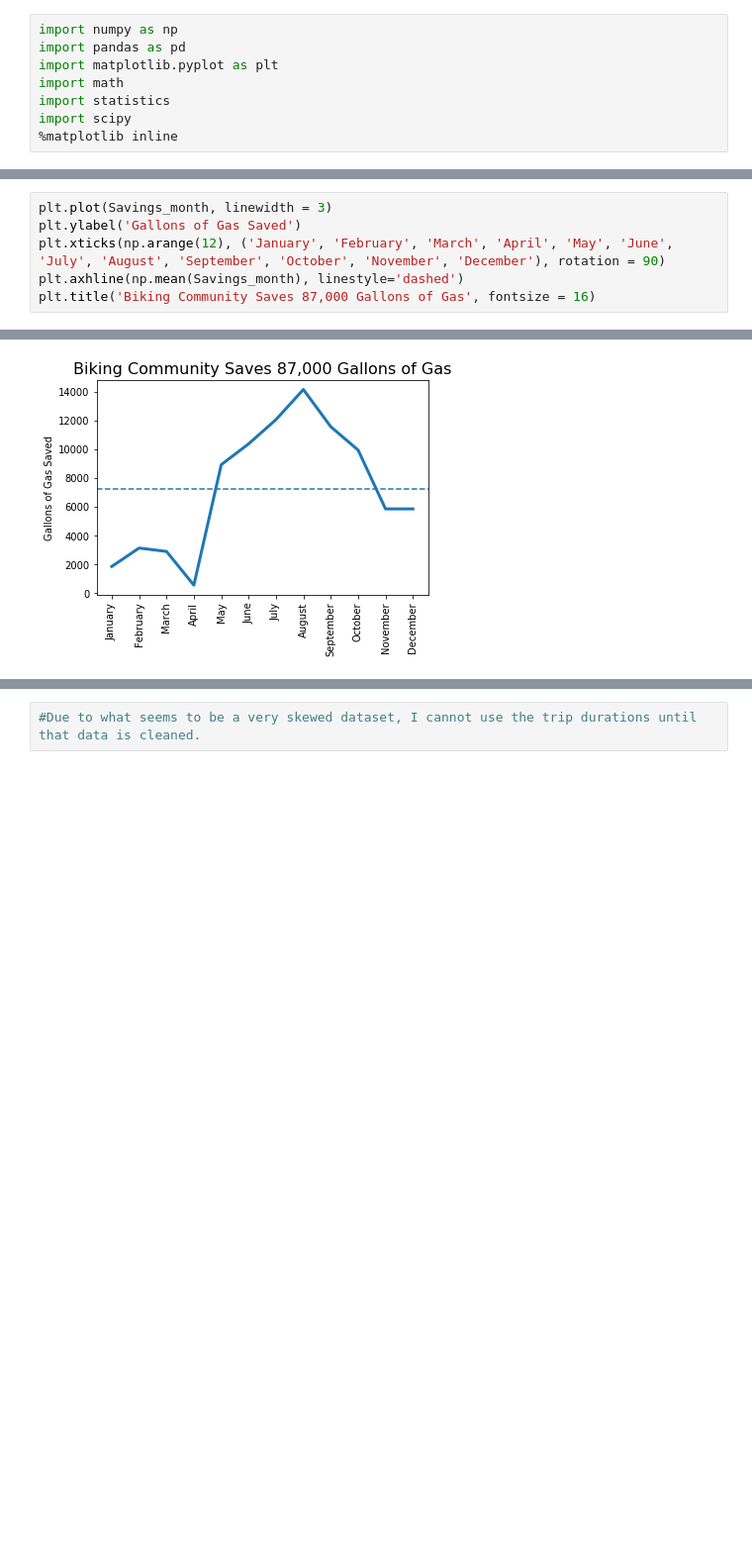
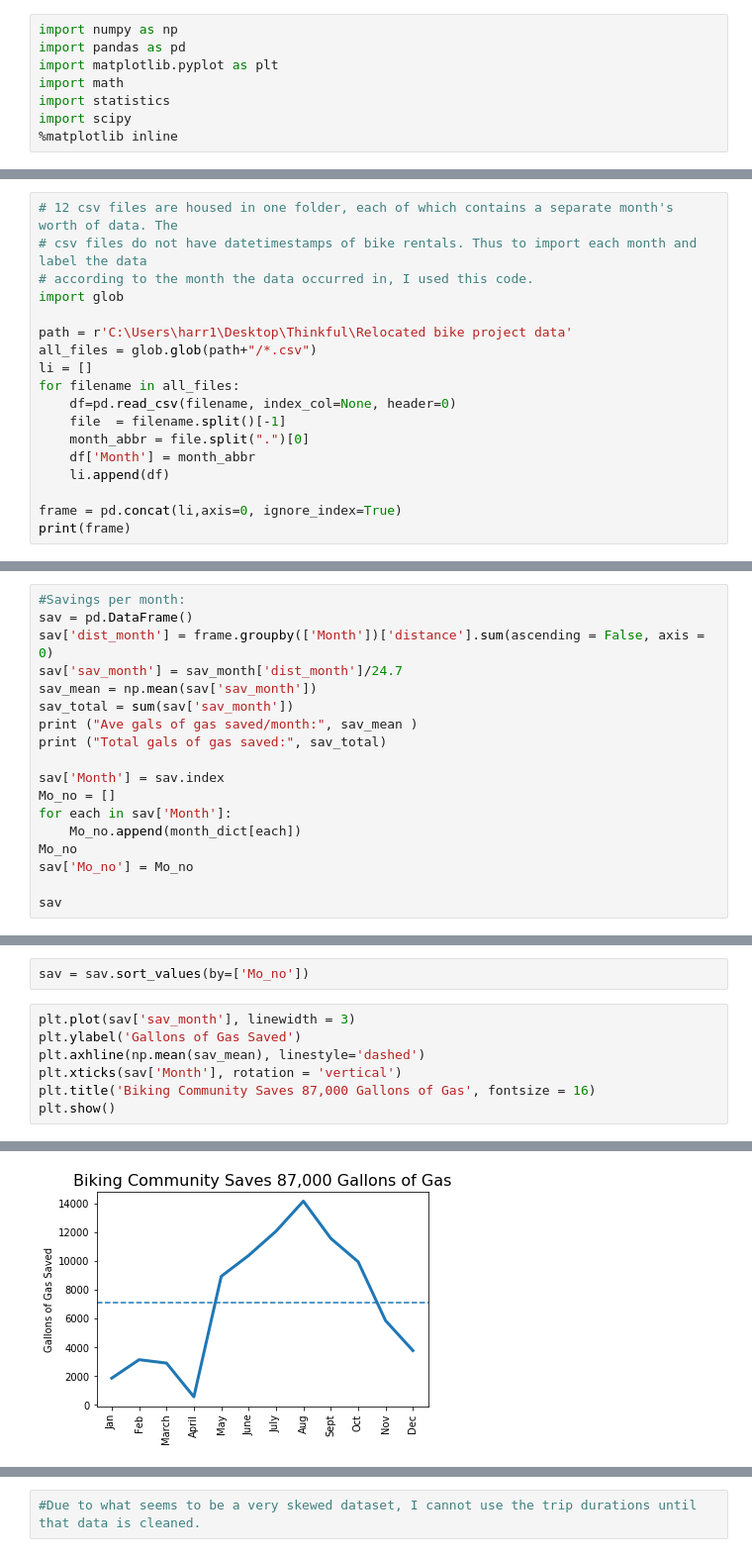
Before and after one commit to harr1582/Boston-Blue-Bike-Project, a Jupyter notebook: Boston Bikes All Year.ipynb, the cells around one changed output, grey strips where cells are left out. Shown at 99% size. Cells and saved outputs as stored; diff of their text form; blank space fills up the shorter version.

```diff
--- a/Boston Bikes All Year.ipynb
+++ b/Boston Bikes All Year.ipynb
@@ -195,0 +22,18 @@ print (sum(Savings_month))
+# %%
+# 12 csv files are housed in one folder, each of which contains a separate month's worth of data. The
+# csv files do not have datetimestamps of bike rentals. Thus to import each month and label the data
+# according to the month the data occurred in, I used this code.
+import glob
+
+path = r'C:\Users\harr1\Desktop\Thinkful\Relocated bike project data'
+all_files = glob.glob(path+"/*.csv")
+li = []
+for filename in all_files:
+    df=pd.read_csv(filename, index_col=None, header=0)
+    file  = filename.split()[-1]
+    month_abbr = file.split(".")[0]
+    df['Month'] = month_abbr
+    li.append(df)
+
+frame = pd.concat(li,axis=0, ignore_index=True)
+print(frame)
@@ -195,0 +82,18 @@ print (sum(Savings_month))
+# %%
+#Savings per month:
+sav = pd.DataFrame()
+sav['dist_month'] = frame.groupby(['Month'])['distance'].sum(ascending = False, axis = 0)
+sav['sav_month'] = sav_month['dist_month']/24.7
+sav_mean = np.mean(sav['sav_month'])
+sav_total = sum(sav['sav_month'])
+print ("Ave gals of gas saved/month:", sav_mean )
+print ("Total gals of gas saved:", sav_total)
+
+sav['Month'] = sav.index
+Mo_no = []
+for each in sav['Month']:
+    Mo_no.append(month_dict[each])
+Mo_no
+sav['Mo_no'] = Mo_no
+
+sav
@@ -196,7 +117,10 @@ print (sum(Savings_month))
+# %%
+sav = sav.sort_values(by=['Mo_no'])
 # %%
-plt.plot(Savings_month, linewidth = 3)
+plt.plot(sav['sav_month'], linewidth = 3)
 plt.ylabel('Gallons of Gas Saved')
-plt.xticks(np.arange(12), ('January', 'February', 'March', 'April', 'May', 'June', 'July', 'August', 'September', 'October', 'November', 'December'), rotation = 90)
-plt.axhline(np.mean(Savings_month), linestyle='dashed')
+plt.axhline(np.mean(sav_mean), linestyle='dashed')
+plt.xticks(sav['Month'], rotation = 'vertical')
 plt.title('Biking Community Saves 87,000 Gallons of Gas', fontsize = 16)
+plt.show()
 # %% [output]
@@ -204 +127 @@ Text(0.5, 1.0, 'Biking Community Saves 87,000 Gallons of Gas')
-[figure, old version]
+[figure, new version]
```
Also changed, not shown: parts of 32 cells of this notebook.
